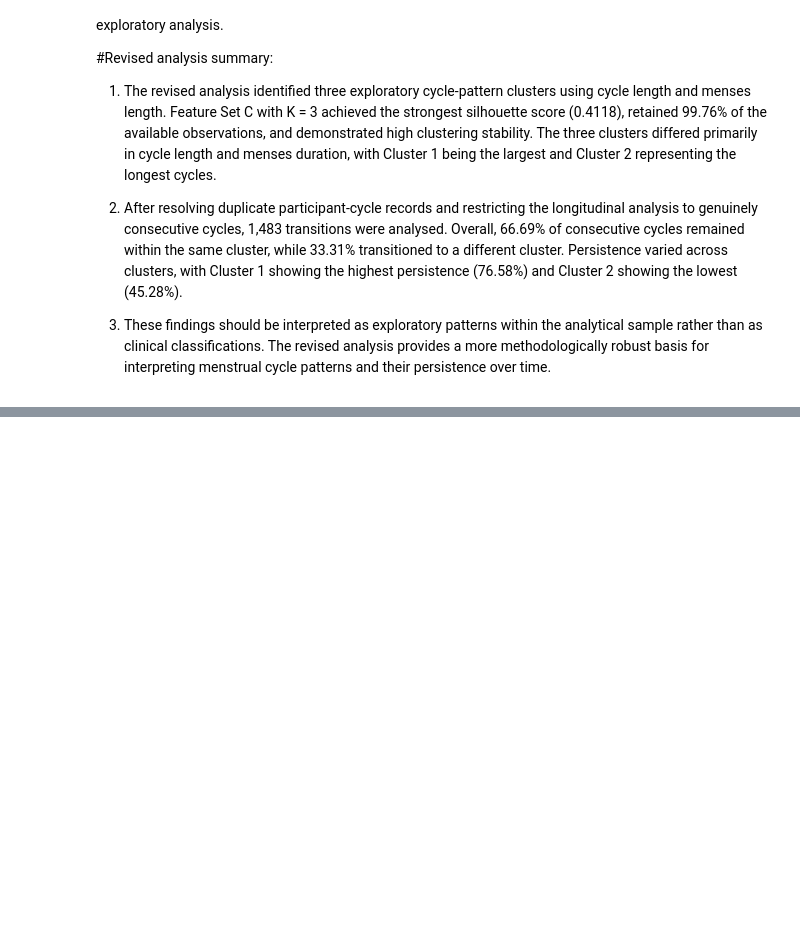
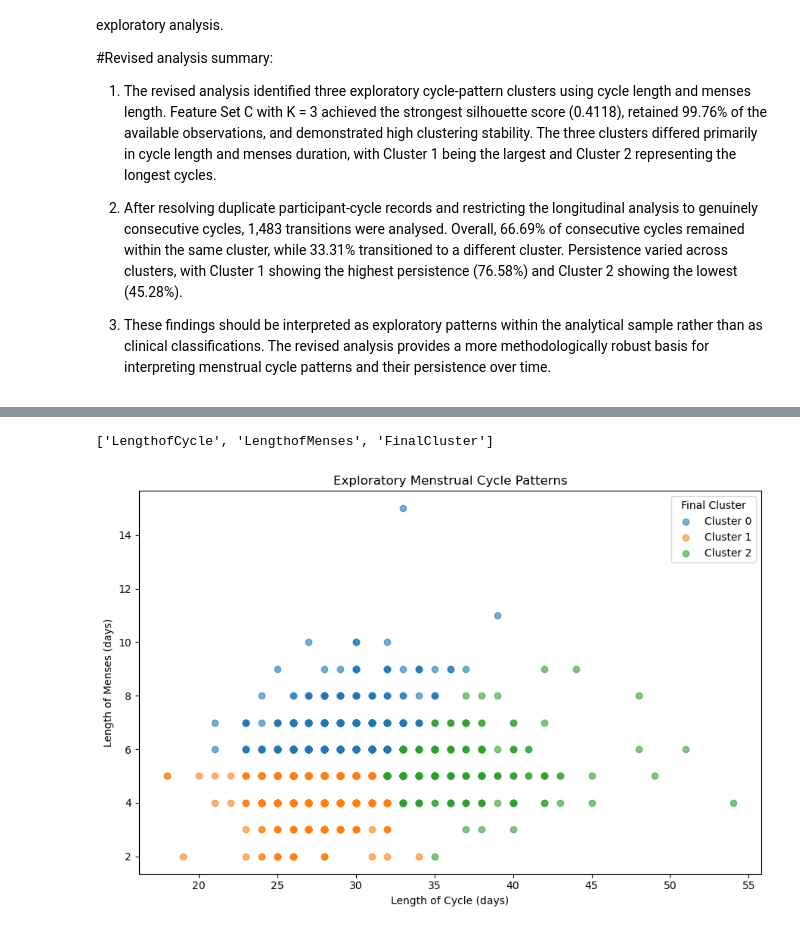
Before and after one commit to Siennawolfe/Thesis-Data-Assessment-01-Prarthana-Nataraj-Subash-, a Jupyter notebook: Data Quality Assessment.ipynb, the cells around one changed output, grey strips where cells are left out. Drawn from its saved outputs; the diff is of its cells as text; code cells hidden in the pictures; blank space fills up the shorter version.

```diff
--- a/Data Quality Assessment.ipynb
+++ b/Data Quality Assessment.ipynb
@@ -3448,0 +3504,35 @@ Following a review of the initial analysis and methodological feedback, several
+# %%
+final_cluster_data.columns.tolist()
+# %% [output]
+['LengthofCycle', 'LengthofMenses', 'FinalCluster']
+# %%
+#Final cycle patterns
+#The final clustering solution is visualised using cycle length and length of menses, which constitute the selected Feature Set C.
+#Each point represents one cycle-level observation and is coloured according to its assigned final cluster.
+#And the visualisation provides an overview of how the three exploratory cycle-pattern groups are distributed within the final feature space.
+
+import matplotlib.pyplot as plt
+
+plt.figure(figsize=(9, 6))
+
+for cluster in sorted(final_cluster_data["FinalCluster"].unique()):
+    cluster_data = final_cluster_data[
+        final_cluster_data["FinalCluster"] == cluster
+    ]
+
+    plt.scatter(
+        cluster_data["LengthofCycle"],
+        cluster_data["LengthofMenses"],
+        label=f"Cluster {int(cluster)}",
+        alpha=0.6
+    )
+
+plt.xlabel("Length of Cycle (days)")
+plt.ylabel("Length of Menses (days)")
+plt.title("Exploratory Menstrual Cycle Patterns")
+plt.legend(title="Final Cluster")
+
+plt.tight_layout()
+plt.show()
+# %% [output]
+[figure, added]
```
Also changed, not shown: parts of 23 cells of this notebook.
